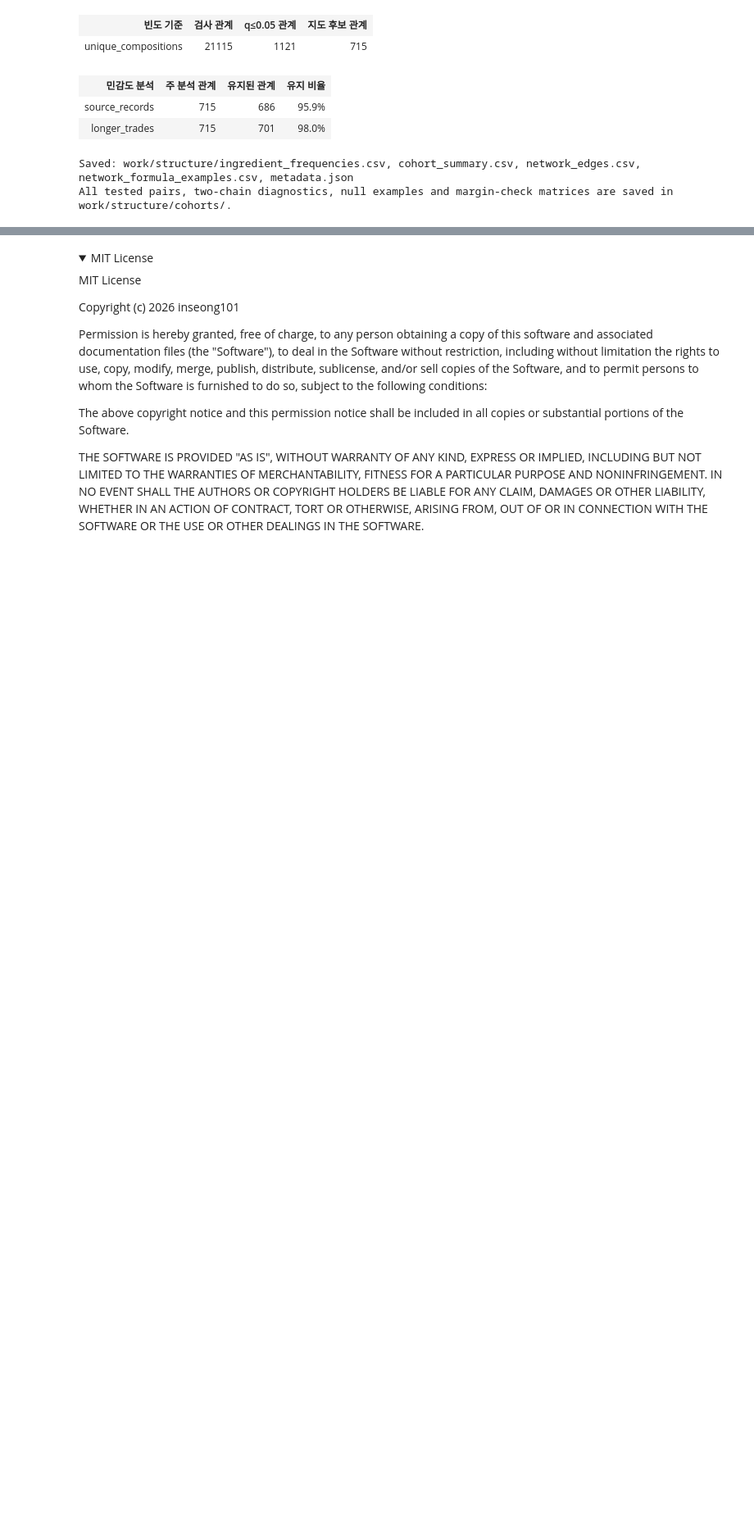
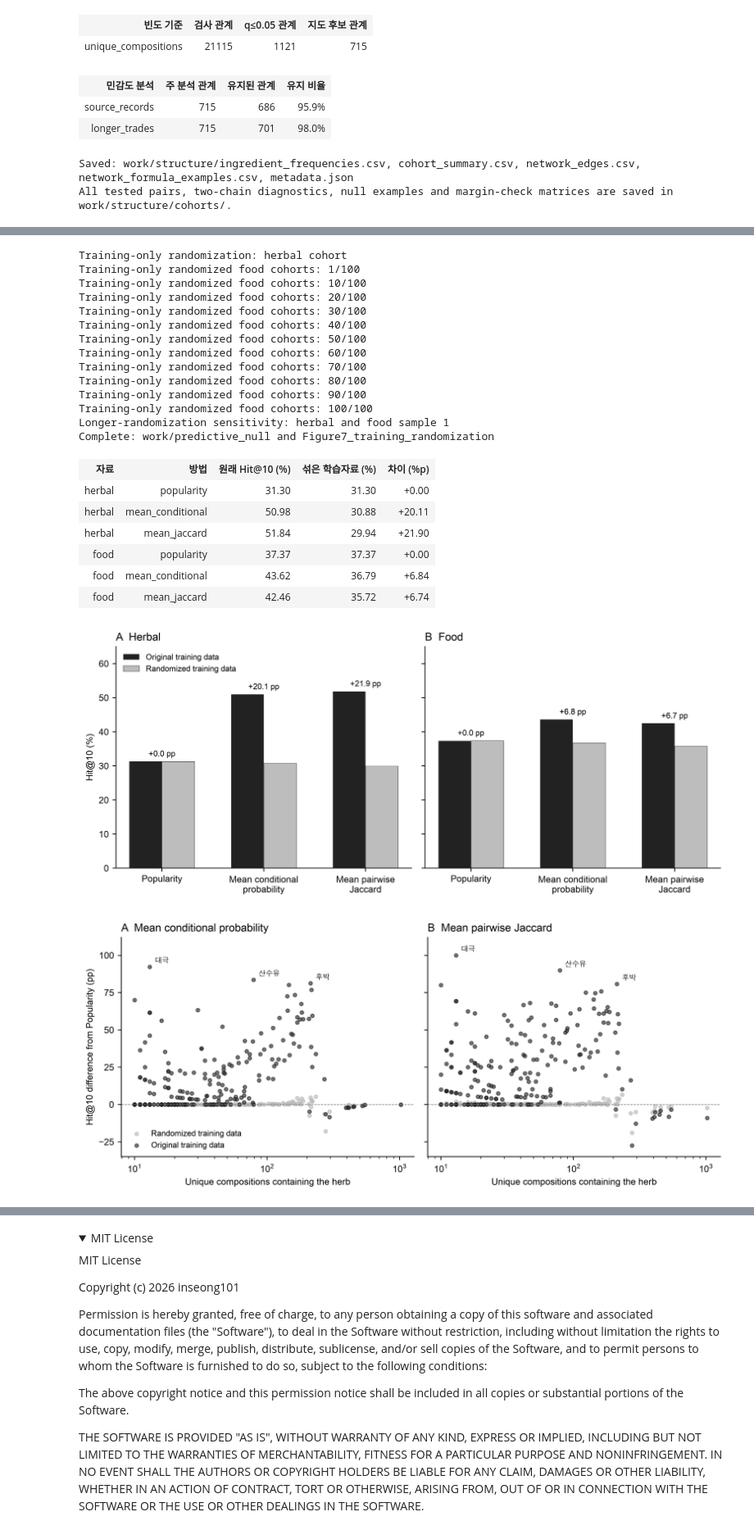
Before and after one commit to inseong101/HerbalFormulaCompletion, a Jupyter notebook: Colab.ipynb, the cells around one changed output, grey strips where cells are left out. Shown at 82% size. Saved outputs shown, nothing was run; the diff lists cells and outputs as text; code cells hidden in the pictures; folded sections open; blank space fills up the shorter version.

Commit message:
Compare fixed-test recommendations against randomized training compositions

```diff
--- a/Colab.ipynb
+++ b/Colab.ipynb
@@ -515,0 +536,50 @@ All tested pairs, two-chain diagnostics, null examples and margin-check matrices
+# %%
+subprocess.run([sys.executable, "-u", str(fresh / "run.py"), "--predictive-null-only", "--workers", "2", "--predictive-draws", "20"], check=True)
+predictive_dir = fresh / "work/predictive_null"
+predictive_meta = json.loads((predictive_dir / "metadata.json").read_text())
+assert predictive_meta["status"] == "complete" and predictive_meta["primary_cohorts"] == 101
+show_table(["자료", "방법", "원래 Hit@10 (%)", "섞은 학습자료 (%)", "차이 (%p)"], [
+    [r["domain"], r["method"], f'{100*float(r["observed"]):.2f}', f'{100*float(r["randomized_mean"]):.2f}', f'{100*float(r["difference"]):+.2f}']
+    for r in pipeline.read_rows(predictive_dir / "summary.csv")
+])
+for stem in ["Figure7_training_randomization", "Figure8_herb_specific_prediction"]:
+    display(Image(filename=str(fresh / "figures" / (stem + ".png"))))
+for name in ["Figure7_caption.txt", "Figure8_caption.txt"]:
+    print((fresh / "figures" / name).read_text())
+show_table(["약재", "평가 사례 수", "Popularity (%)", "Conditional (%)", "섞은 Conditional (%)"], [
+    [r["ingredient"], r["test_cases"], f'{100*float(r["popularity_hit_rate"]):.1f}', f'{100*float(r["observed_hit_rate"]):.1f}', f'{100*float(r["randomized_hit_rate"]):.1f}']
+    for r in pipeline.read_rows(predictive_dir / "herbal_top_gains.csv") if r["method"] == "mean_conditional"
+])
+show_table(["자료", "방법", "교환 50배 (%)", "교환 100배 (%)"], [
+    [r["domain"], r["method"], f'{100*float(r["primary_randomized_mean"]):.2f}', f'{100*float(r["longer_randomized_mean"]):.2f}']
+    for r in pipeline.read_rows(predictive_dir / "sensitivity_summary.csv")
+])
+shutil.copytree(predictive_dir, repo / "work/predictive_null", dirs_exist_ok=True)
+for path in (fresh / "figures").glob("Figure[78]*"):
+    shutil.copyfile(path, repo / "figures" / path.name)
+print("Saved: work/predictive_null/summary.csv, draw_results.csv, herbal_ingredient_comparison.csv, herbal_example_cases.csv")
+print("Every cohort also saves case_hits.npz, case_results.csv.gz, fold_audit.csv and metadata.json.")
+# %% [output]
+Training-only randomization: herbal cohort
+Training-only randomized food cohorts: 1/100
+Training-only randomized food cohorts: 10/100
+Training-only randomized food cohorts: 20/100
+Training-only randomized food cohorts: 30/100
+Training-only randomized food cohorts: 40/100
+Training-only randomized food cohorts: 50/100
+Training-only randomized food cohorts: 60/100
+Training-only randomized food cohorts: 70/100
+Training-only randomized food cohorts: 80/100
+Training-only randomized food cohorts: 90/100
+Training-only randomized food cohorts: 100/100
+Longer-randomization sensitivity: herbal and food sample 1
+Complete: work/predictive_null and Figure7_training_randomization
+| 자료 | 방법 | 원래 Hit@10 (%) | 섞은 학습자료 (%) | 차이 (%p) |
+| herbal | popularity | 31.30 | 31.30 | +0.00 |
+| herbal | mean_conditional | 50.98 | 30.88 | +20.11 |
+| herbal | mean_jaccard | 51.84 | 29.94 | +21.90 |
+| food | popularity | 37.37 | 37.37 | +0.00 |
+| food | mean_conditional | 43.62 | 36.79 | +6.84 |
+| food | mean_jaccard | 42.46 | 35.72 | +6.74 |
+[figure, added]
+[figure, added]
```
Also changed, not shown: parts of 3 cells of this notebook, 9 other files.
